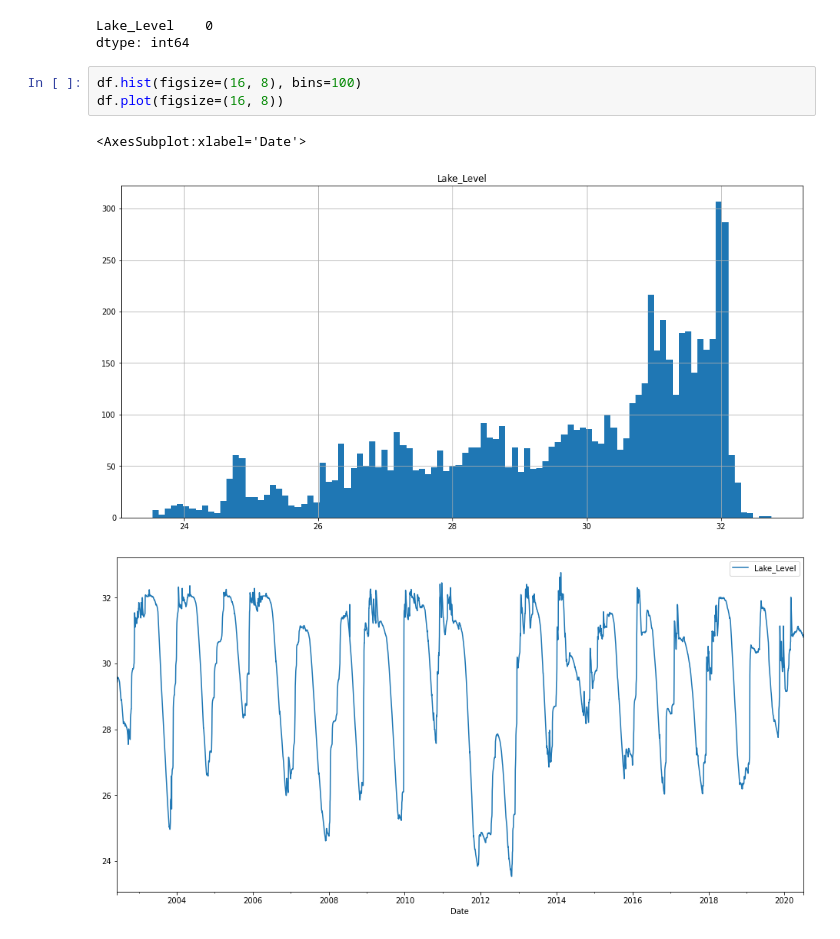
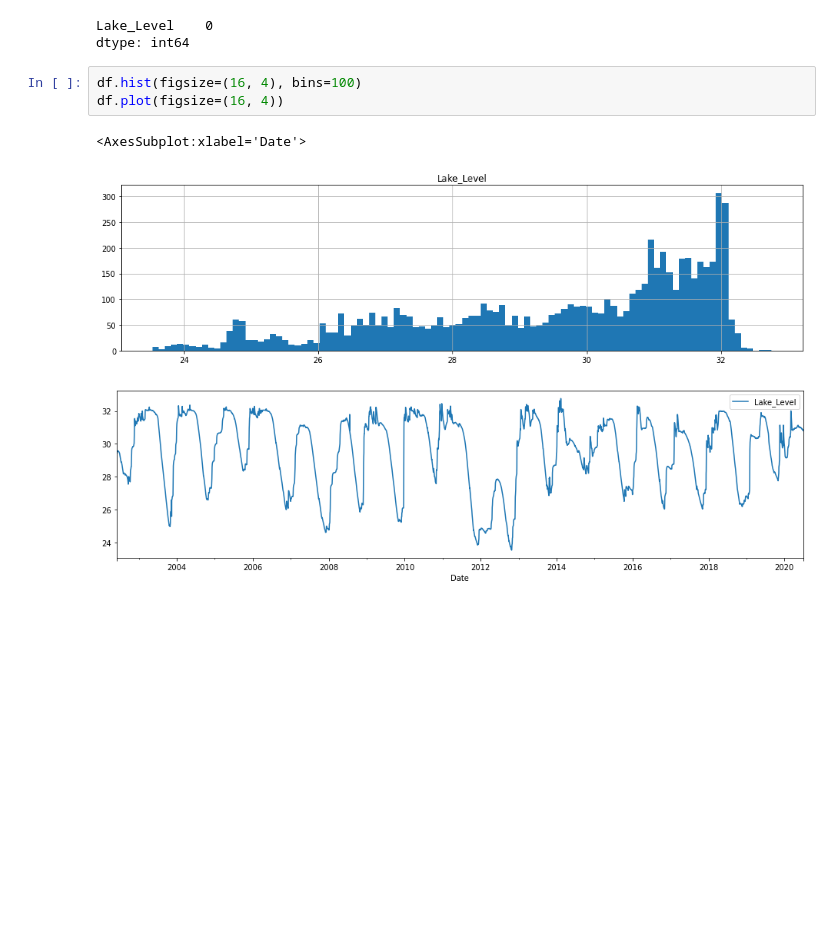
Before and after one commit to KlemenKozelj/master_thesis, a Jupyter notebook: 02_Lake_Bilancino_Time_Series.ipynb, the cells around one changed output. Cells and saved outputs as stored; diff of their text form; blank space fills up the shorter version.

```diff
--- a/02_Lake_Bilancino_Time_Series.ipynb
+++ b/02_Lake_Bilancino_Time_Series.ipynb
@@ -33,12 +34,12 @@ print(df.isna().sum())
 Lake_Level    0
 dtype: int64
 # %%
-df.hist(figsize=(16, 8), bins=100)
-df.plot(figsize=(16, 8))
+df.hist(figsize=(16, 4), bins=100)
+df.plot(figsize=(16, 4))
 # %% [output]
 <AxesSubplot:xlabel='Date'>
-[figure, old version]
+[figure, new version]
-[figure, old version]
+[figure, new version]
 # %%
 # SEASONALITY CHECK
 
```
Also changed, not shown: parts of 7 cells of this notebook.
